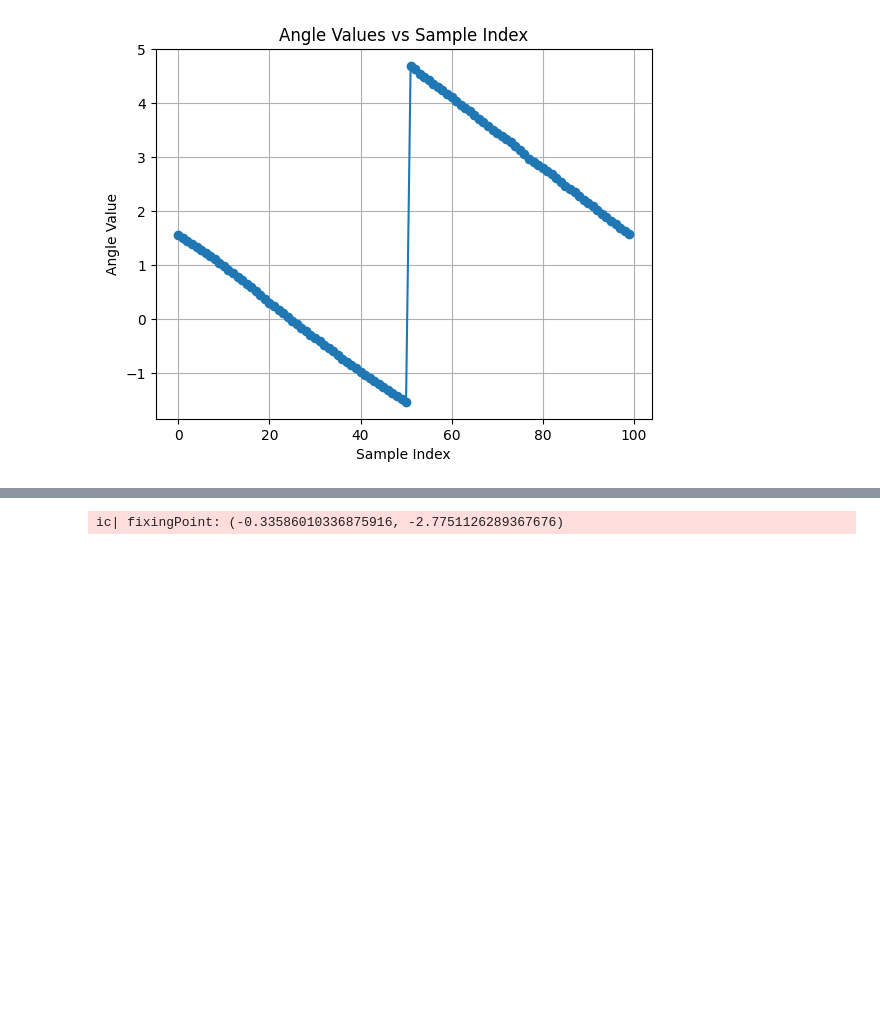
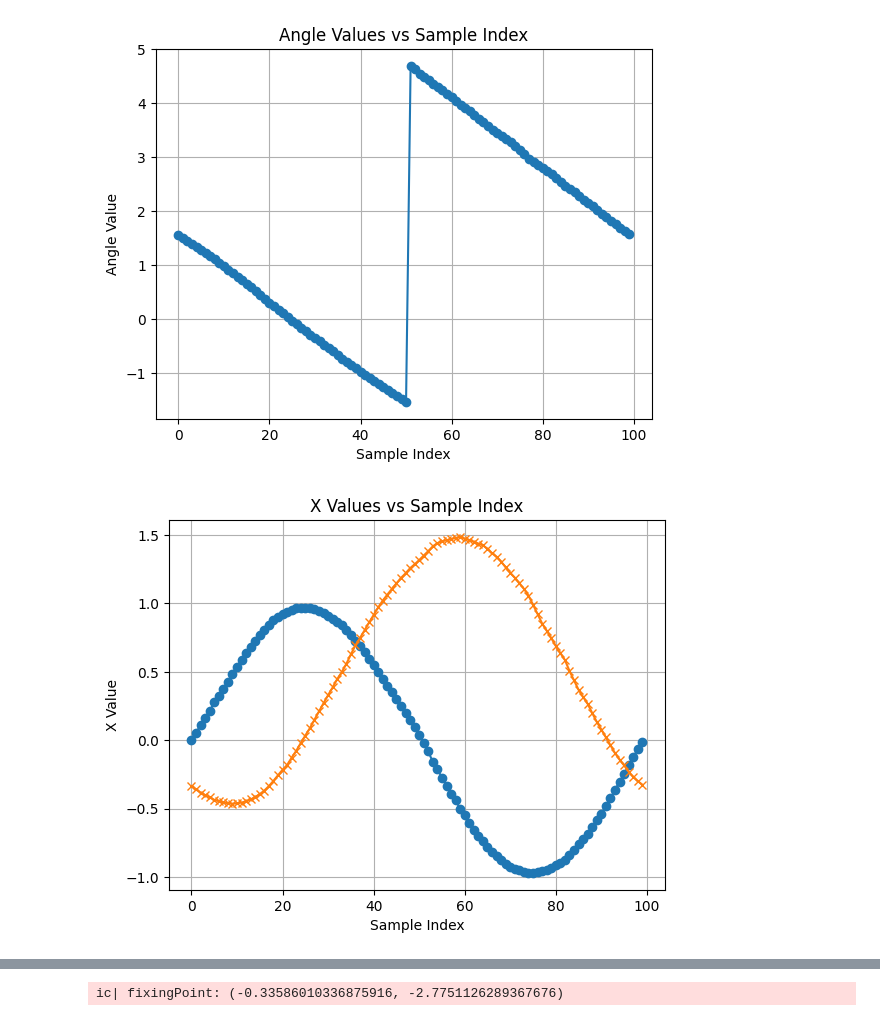
Before and after one commit to Team488/VR_NetworkTables2024, a Jupyter notebook: fieldCalibrateDebug.ipynb, the cells around one changed output, grey strips where cells are left out. Saved outputs shown, nothing was run; the diff lists cells and outputs as text; code cells hidden in the pictures; blank space fills up the shorter version.

Commit message:
changed sampling values

```diff
--- a/fieldCalibrateDebug.ipynb
+++ b/fieldCalibrateDebug.ipynb
@@ -12,10 +12,10 @@ with open("circle_samples.txt", 'r') as file:
 import matplotlib.pyplot as plt
 
 # Extract x values
-x_values = [point[0] for point in circle_samples]
+x_values_circle_samples = [point[0] for point in circle_samples]
 
 # Plot
-plt.plot(x_values, marker='o')
+plt.plot(x_values_circle_samples, marker='o')
 plt.title('X Values vs Sample Index')
 plt.xlabel('Sample Index')
 plt.ylabel('X Value')
@@ -96,3 +96,18 @@ plt.show()
 # %%
 # Calculate the (x,y) points for the calibration circle in the FRC coordinates, using the known starting point (0,r),
 # known center point (0,0), the radius r, and the angle values from VR sampled data points.
+FRC_circle_samples = [(r*np.cos(angle),r*np.sin(angle)) for angle in angle_values]
+# %%
+# Extract x values
+x_values_FRC_circle_samples = [point[0] for point in FRC_circle_samples]
+
+# Plot
+plt.plot(x_values_FRC_circle_samples, marker='o')
+plt.plot(x_values_circle_samples, marker='x')
+plt.title('X Values vs Sample Index')
+plt.xlabel('Sample Index')
+plt.ylabel('X Value')
+plt.grid(True)
+plt.show()
+# %% [output]
+[figure, added]
```
Also changed, not shown: parts of 13 cells of this notebook.
